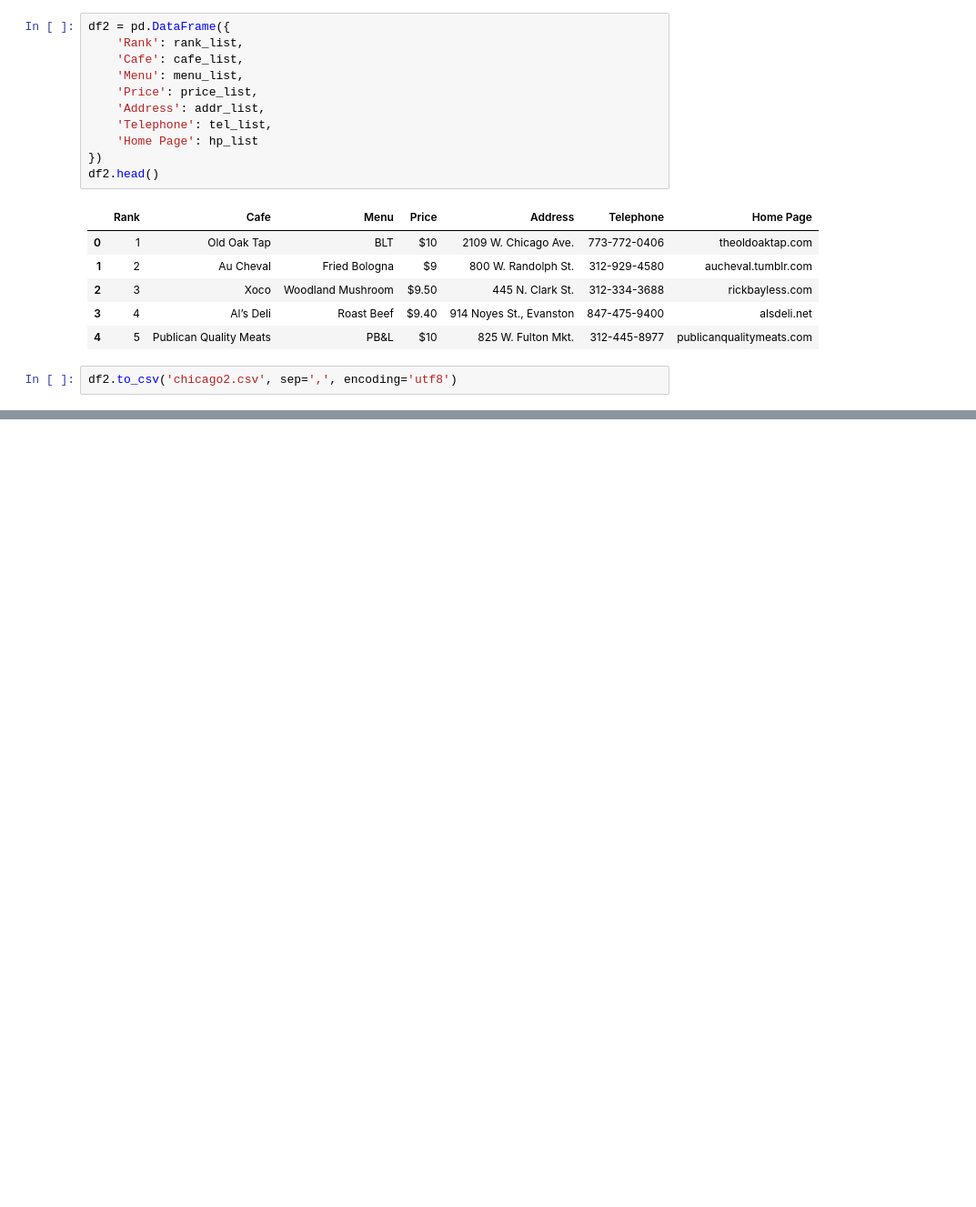
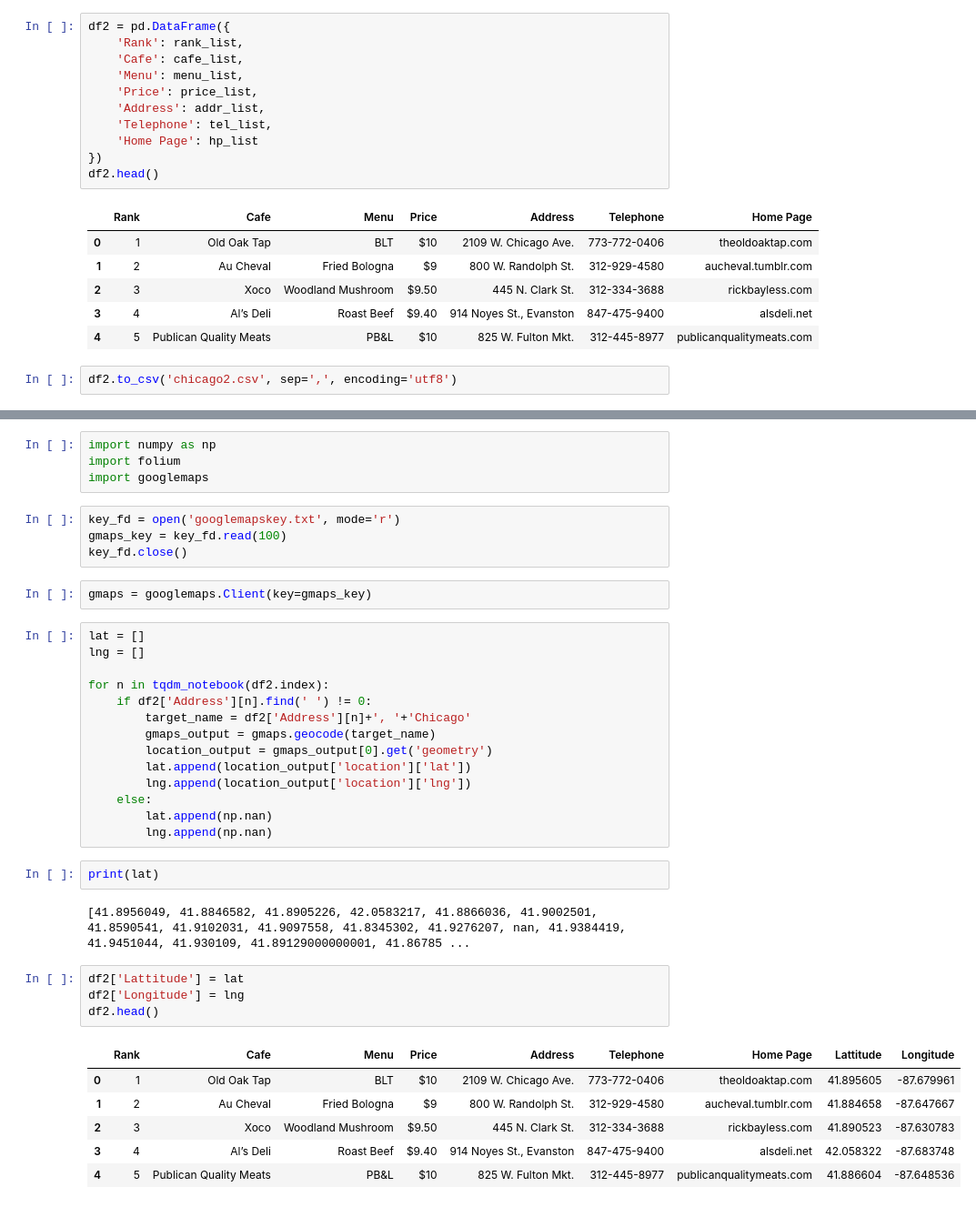
Before and after one commit to ckiekim/Data-Analysis-2020-old, a Jupyter notebook: 05.Crawling/04_ChicagoSandwitch.ipynb, the cells around one changed output, grey strips where cells are left out. Shown at 91% size. Saved outputs shown, nothing was run; the diff lists cells and outputs as text; blank space fills up the shorter version.

```diff
--- a/05.Crawling/04_ChicagoSandwitch.ipynb
+++ b/05.Crawling/04_ChicagoSandwitch.ipynb
@@ -187,0 +190,39 @@ df2.to_csv('chicago2.csv', sep=',', encoding='utf8')
+# %%
+import numpy as np
+import folium
+import googlemaps
+# %%
+key_fd = open('googlemapskey.txt', mode='r')
+gmaps_key = key_fd.read(100)
+key_fd.close()
+# %%
+gmaps = googlemaps.Client(key=gmaps_key)
+# %%
+lat = []
+lng = []
+
+for n in tqdm_notebook(df2.index):
+    if df2['Address'][n].find(' ') != 0:
+        target_name = df2['Address'][n]+', '+'Chicago'
+        gmaps_output = gmaps.geocode(target_name)
+        location_output = gmaps_output[0].get('geometry')
+        lat.append(location_output['location']['lat'])
+        lng.append(location_output['location']['lng'])
+    else:
+        lat.append(np.nan)
+        lng.append(np.nan)
+# %%
+print(lat)
+# %% [output]
+[41.8956049, 41.8846582, 41.8905226, 42.0583217, 41.8866036, 41.9002501, 41.8590541, 41.9102031, 41.9097558, 41.8345302, 41.9276207, nan, 41.9384419, 41.9451044, 41.930109, 41.89129000000001, 41.86785 ...
+# %%
+df2['Lattitude'] = lat
+df2['Longitude'] = lng
+df2.head()
+# %% [output]
+|  | Rank | Cafe | Menu | Price | Address | Telephone | Home Page | Lattitude | Longitude |
+| 0 | 1 | Old Oak Tap | BLT | $10 | 2109 W. Chicago Ave. | 773-772-0406 | theoldoaktap.com | 41.895605 | -87.679961 |
+| 1 | 2 | Au Cheval | Fried Bologna | $9 | 800 W. Randolph St. | 312-929-4580 | aucheval.tumblr.com | 41.884658 | -87.647667 |
+| 2 | 3 | Xoco | Woodland Mushroom | $9.50 | 445 N. Clark St. | 312-334-3688 | rickbayless.com | 41.890523 | -87.630783 |
+| 3 | 4 | Al’s Deli | Roast Beef | $9.40 | 914 Noyes St., Evanston | 847-475-9400 | alsdeli.net | 42.058322 | -87.683748 |
+| 4 | 5 | Publican Quality Meats | PB&L | $10 | 825 W. Fulton Mkt. | 312-445-8977 | publicanqualitymeats.com | 41.886604 | -87.648536 |
```
Also changed, not shown: parts of 4 cells of this notebook, 1 other file.
